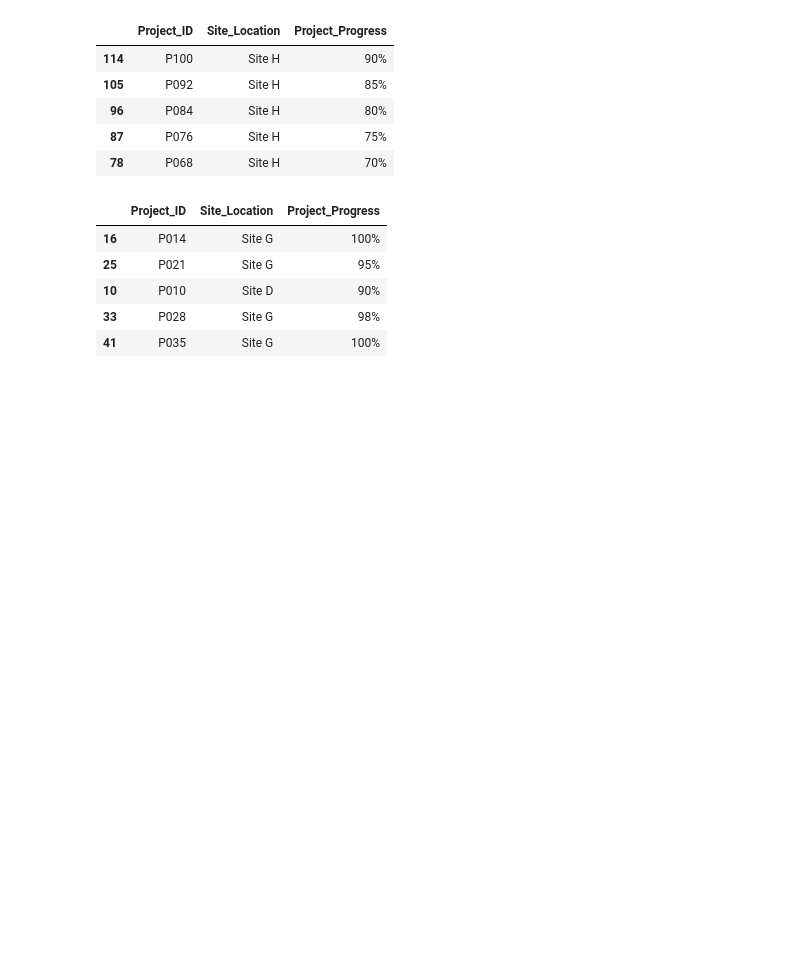
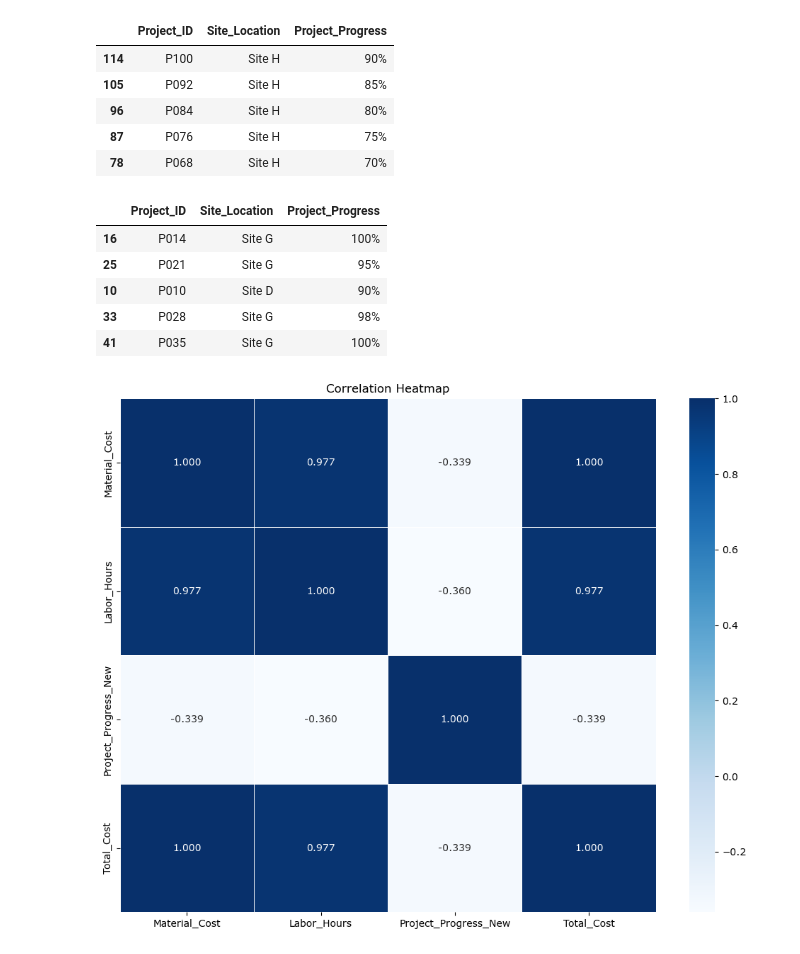
Before and after one commit to Chi-Matty/Construction-Project-Analytics-Reporting-Automation, a Jupyter notebook: construction_june.ipynb, the cells around one changed output. Saved outputs shown, nothing was run; the diff lists cells and outputs as text; code cells hidden in the pictures; blank space fills up the shorter version.

```diff
--- a/construction_june.ipynb
+++ b/construction_june.ipynb
@@ -238,6 +238,23 @@ bottom_5[['Project_ID', 'Site_Location', 'Project_Progress']]
 | 10 | P010 | Site D | 90% |
 | 33 | P028 | Site G | 98% |
 | 41 | P035 | Site G | 100% |
+# %%
+cols = ['Material_Cost', 'Labor_Hours', 'Project_Progress_New', 'Total_Cost']
+
+plt.figure(figsize=(10, 8))
+sns.heatmap(
+    dfs[cols].corr(),
+    annot=True,
+    cmap='Blues',
+    fmt='.3f',
+    linewidths=0.6
+)
+plt.xticks(rotation=0, ha='center')
+plt.title('Correlation Heatmap')
+plt.tight_layout()
+plt.show()
+# %% [output]
+[figure, added]
 # %%
 insights = pd.DataFrame({
     'Metric': [
```
